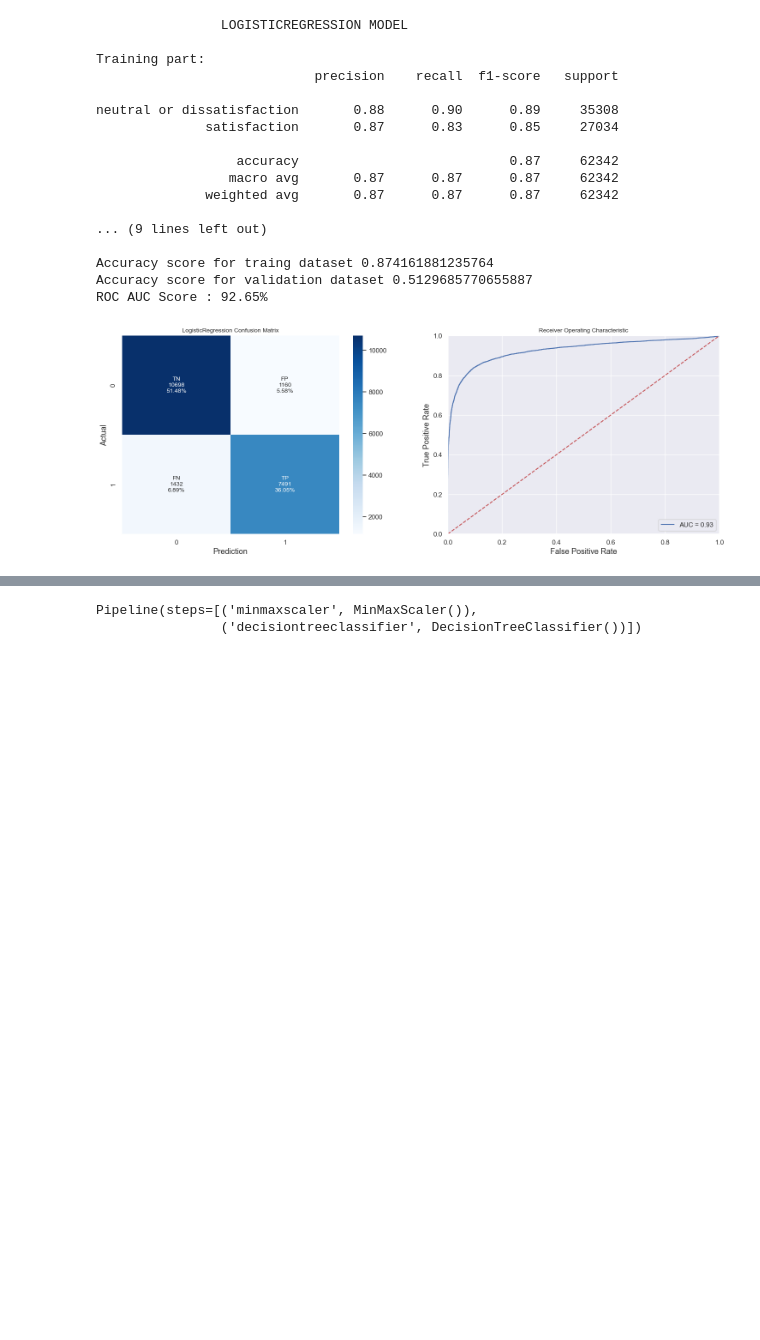
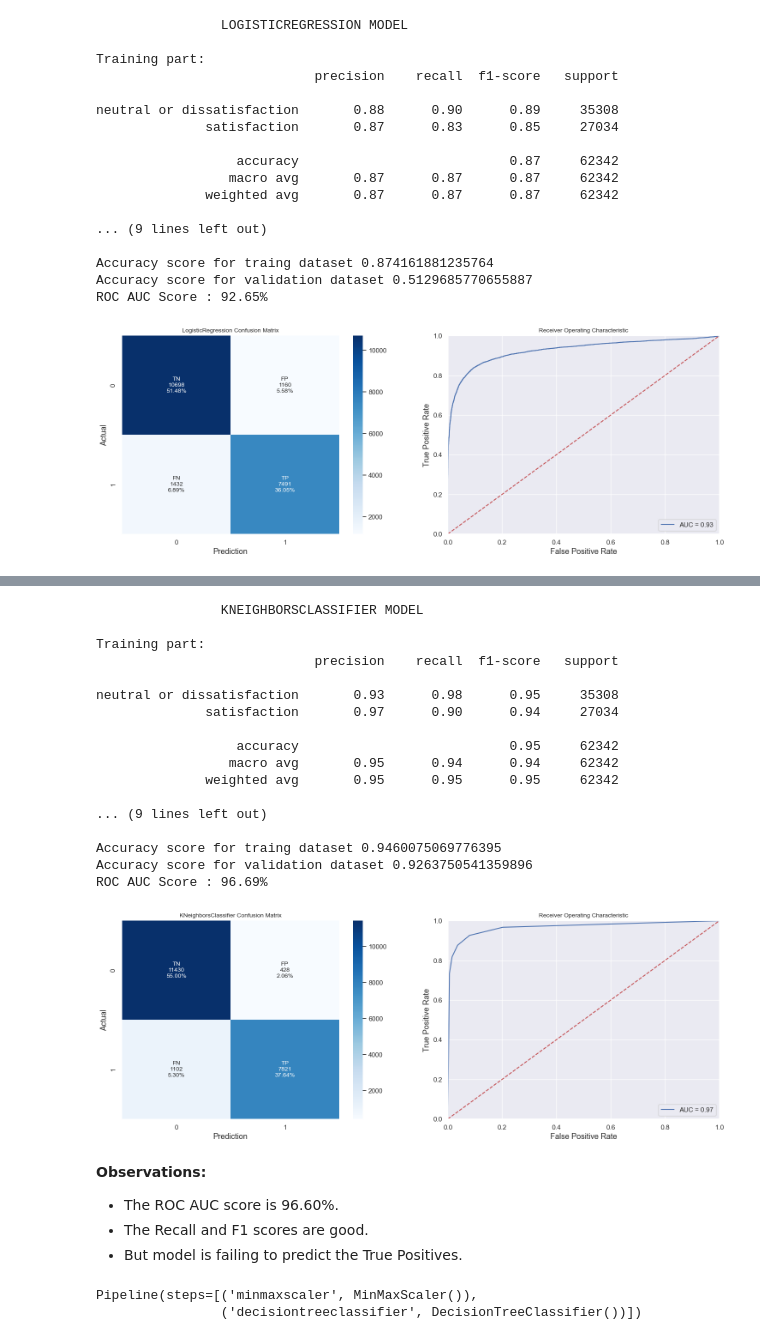
Before and after one commit to Nishantgithub821/Nishant0008, a Jupyter notebook: Airline Passenger Satisfaction ML Project.ipynb, the cells around one changed output, grey strips where cells are left out. Cells and saved outputs as stored; diff of their text form; code cells hidden in the pictures; blank space fills up the shorter version.

```diff
--- a/Airline Passenger Satisfaction ML Project.ipynb
+++ b/Airline Passenger Satisfaction ML Project.ipynb
@@ -992,3 +1102,53 @@ weighted avg       0.93      0.93      0.93     20781
+# %%
+# import the model
+from sklearn.neighbors import KNeighborsClassifier
+
+#fit the model
+model =KNeighborsClassifier()
+model.fit(X_train,y_train)
+
+# prediction
+pred_train = model.predict(X_train)
+pred_val = model.predict(X_val)
+
+# model name
+model_name = str(type(model)).split(".")[-1][0:-2]
+print(f"\t\t{model_name.upper()} MODEL\n")
+
+print('Training part:')
+print(classification_report(y_train, pred_train,
+                                    target_names=['neutral or dissatisfaction', 'satisfaction']))
+print('validation part:')
+print(classification_report(y_val, pred_val,
+                                    target_names=['neutral or dissatisfaction', 'satisfaction']))
+print("Accuracy score for traing dataset",accuracy_score(y_train, pred_train))
+print("Accuracy score for validation dataset",accuracy_score(y_val, pred_val))
+
+make_classification_report(model,X_val,y_val)
+# %% [output]
+                KNEIGHBORSCLASSIFIER MODEL
+
+Training part:
+                            precision    recall  f1-score   support
+
+neutral or dissatisfaction       0.93      0.98      0.95     35308
+              satisfaction       0.97      0.90      0.94     27034
+
+                  accuracy                           0.95     62342
+                 macro avg       0.95      0.94      0.94     62342
+              weighted avg       0.95      0.95      0.95     62342
+
+... (9 lines left out)
+
+Accuracy score for traing dataset 0.9460075069776395
+Accuracy score for validation dataset 0.9263750541359896
+ROC AUC Score : 96.69%
+[figure, added]
+# %% [markdown]
+**Observations:**
+- The ROC AUC score is 96.60%.
+- The Recall and F1 scores are good.
+- But model is failing to predict the True Positives.
 # %%
 ######################## Tree based algos ##################
 # %%
```
Also changed, not shown: parts of 62 cells of this notebook.
